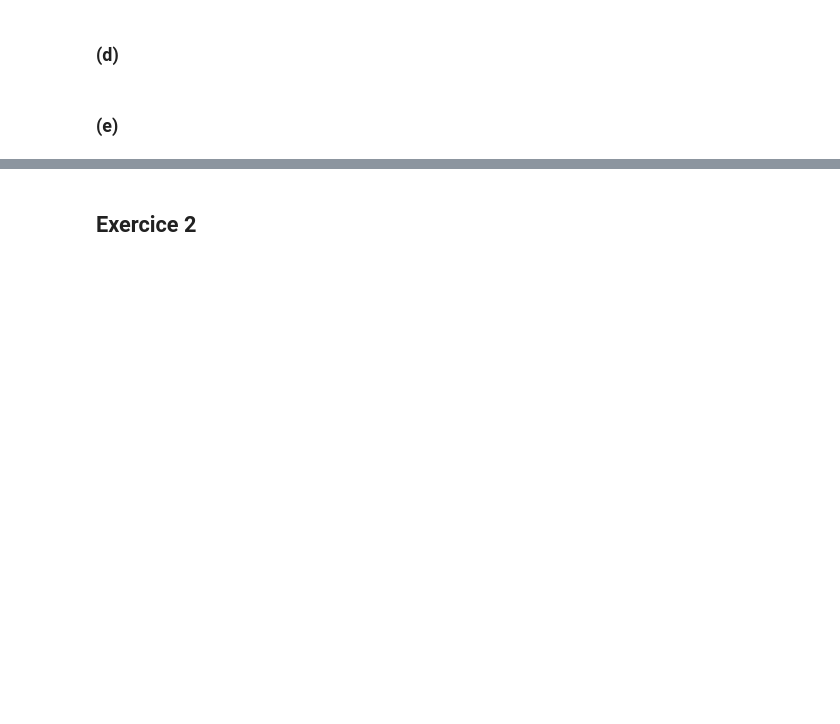
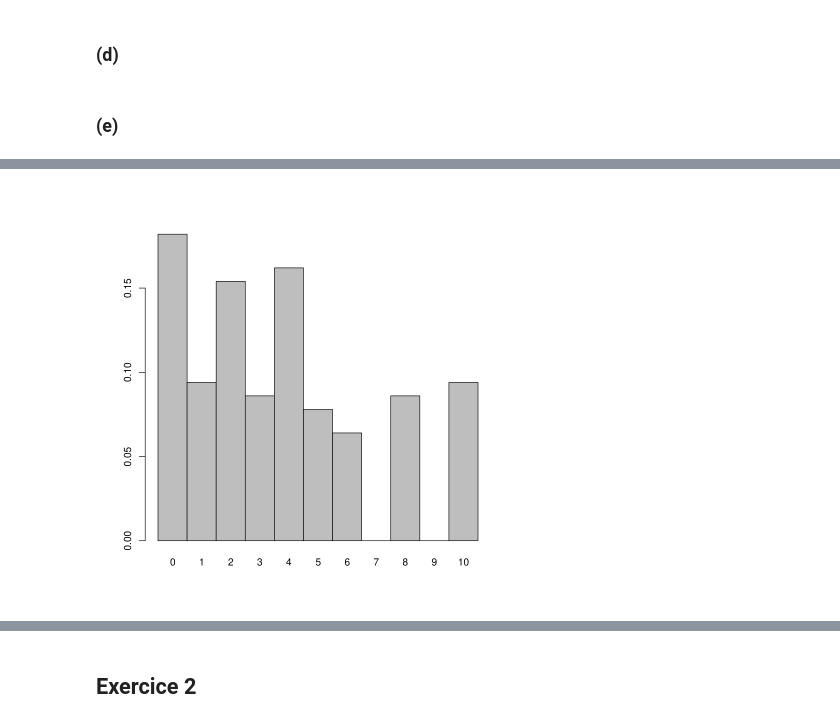
Before and after one commit to ps-pat/mat8186-test, a Jupyter notebook: devoir2/solution.ipynb, the cells around one changed output, grey strips where cells are left out. Drawn from its saved outputs; the diff is of its cells as text; code cells hidden in the pictures; blank space fills up the shorter version.

```diff
--- a/devoir2/solution.ipynb
+++ b/devoir2/solution.ipynb
@@ -45,3 +31,27 @@ rand_sum <- function(...) {
+# %%
+rand_sum <- function(...) {
+    xs <- lapply(list(...), function(s) {
+        ret <- environment(s)[["x"]]
+        names(ret) <- names(environment(s)[["counter"]])
+
+        ret
+    })
+
+    new_support <- Reduce(union, lapply(xs, names))
+    new_x <- numeric(length(new_support))
+    names(new_x) <- new_support
+
+    for (x in xs) {
+        for (k in names(x))
+            new_x[[k]] <- new_x[[k]] + x[[k]]
+    }
+
+    idx <- as.numeric(new_support) + 1L
+    new_x0 <- numeric(tail(idx, 1L))
+    new_x0[idx] <- new_x
+
+    rand_gen(new_x0)
+}
 # %% [markdown]
 ### (d)
 # %%
@@ -52,0 +92,9 @@ rand_hist <- function(sim) barplot(rand_stats(sim), space = 0L)
+# %%
+uni_pair <- rand_trans(uni5, function(x) 2 * x)
+# %%
+bizarre <- rand_sum(uni5, uni_pair)
+# %%
+s1 <- bizarre(5e2)
+rand_hist(bizarre)
+# %% [output]
+[figure, added]
```
Also changed, not shown: parts of 10 cells of this notebook, 1 other file.
